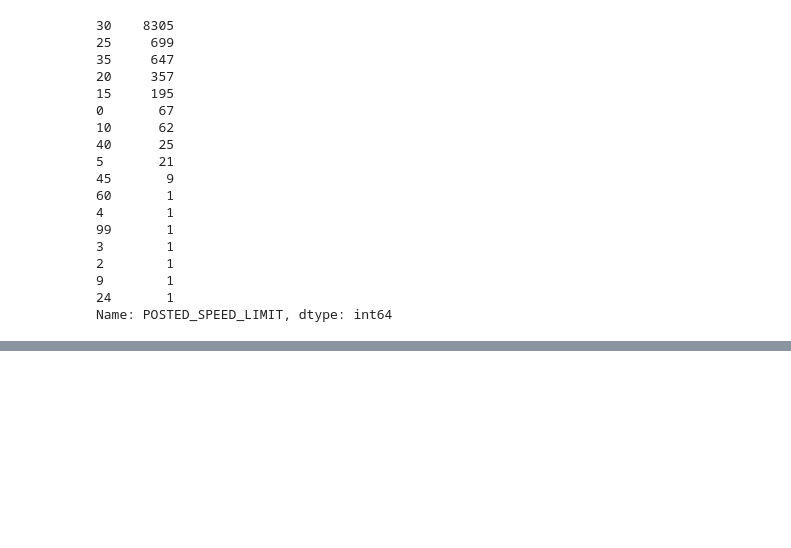
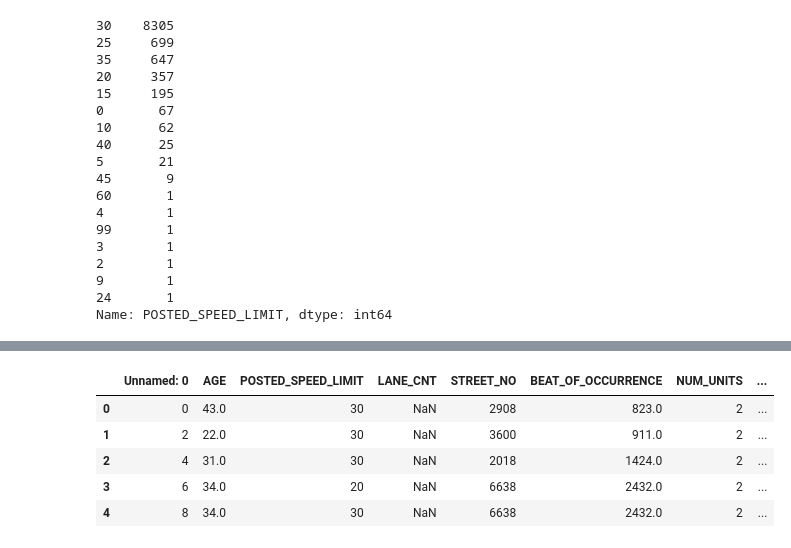
Before and after one commit to jnahra/phase-3-project, a Jupyter notebook: sean_notebook.ipynb, the cells around one changed output, grey strips where cells are left out. Saved outputs shown, nothing was run; the diff lists cells and outputs as text; code cells hidden in the pictures; blank space fills up the shorter version.

```diff
--- a/sean_notebook.ipynb
+++ b/sean_notebook.ipynb
@@ -310,0 +310,3 @@ Name: POSTED_SPEED_LIMIT, dtype: int64
+# %%
+num_cols = df.select_dtypes(include=['float64', 'int64'])
+num_cols.info()
@@ -310,0 +331,9 @@ Name: POSTED_SPEED_LIMIT, dtype: int64
+# %%
+num_cols.head()
+# %% [output]
+|  | Unnamed: 0 | AGE | POSTED_SPEED_LIMIT | LANE_CNT | STREET_NO | BEAT_OF_OCCURRENCE | NUM_UNITS | ... |
+| 0 | 0 | 43.0 | 30 | NaN | 2908 | 823.0 | 2 | ... |
+| 1 | 2 | 22.0 | 30 | NaN | 3600 | 911.0 | 2 | ... |
+| 2 | 4 | 31.0 | 30 | NaN | 2018 | 1424.0 | 2 | ... |
+| 3 | 6 | 34.0 | 20 | NaN | 6638 | 2432.0 | 2 | ... |
+| 4 | 8 | 34.0 | 30 | NaN | 6638 | 2432.0 | 2 | ... |
```
Also changed, not shown: parts of 18 cells of this notebook.
